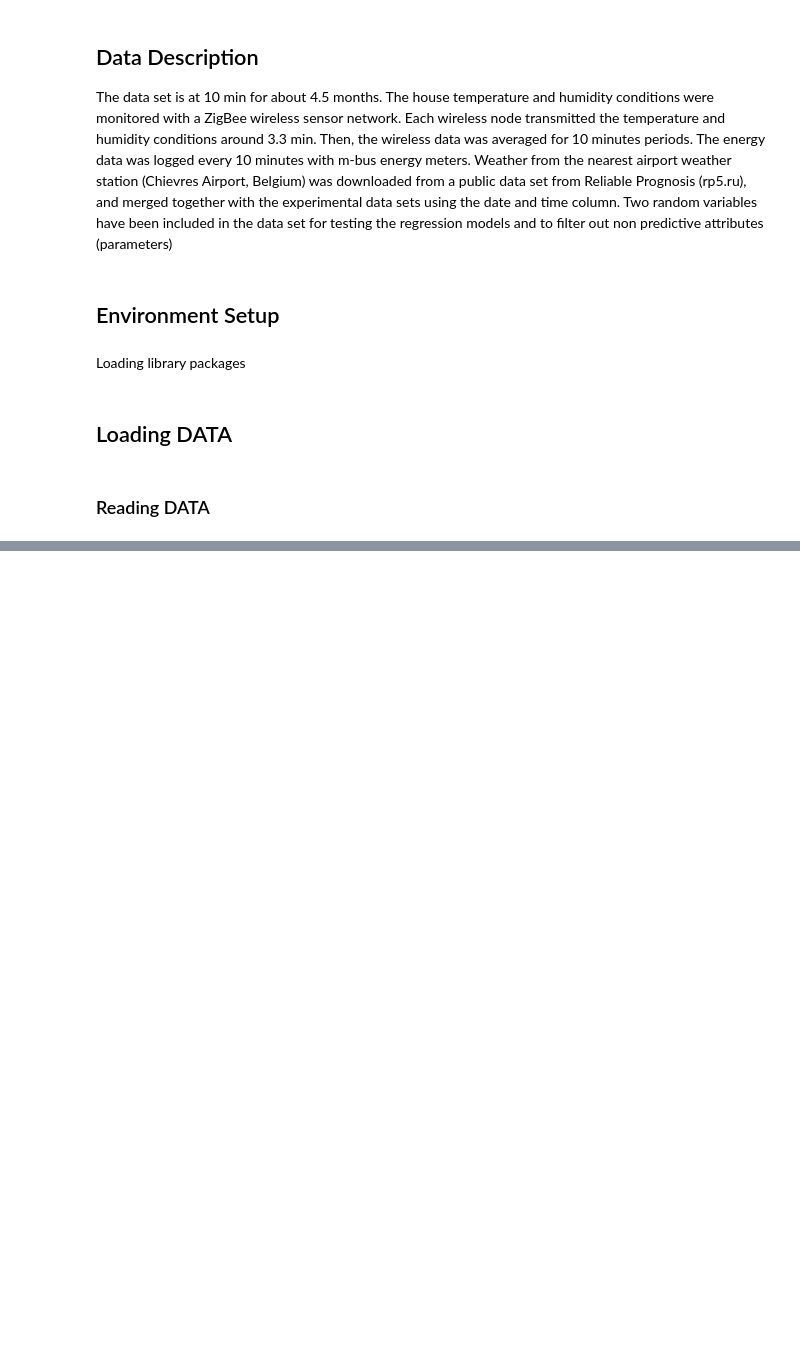
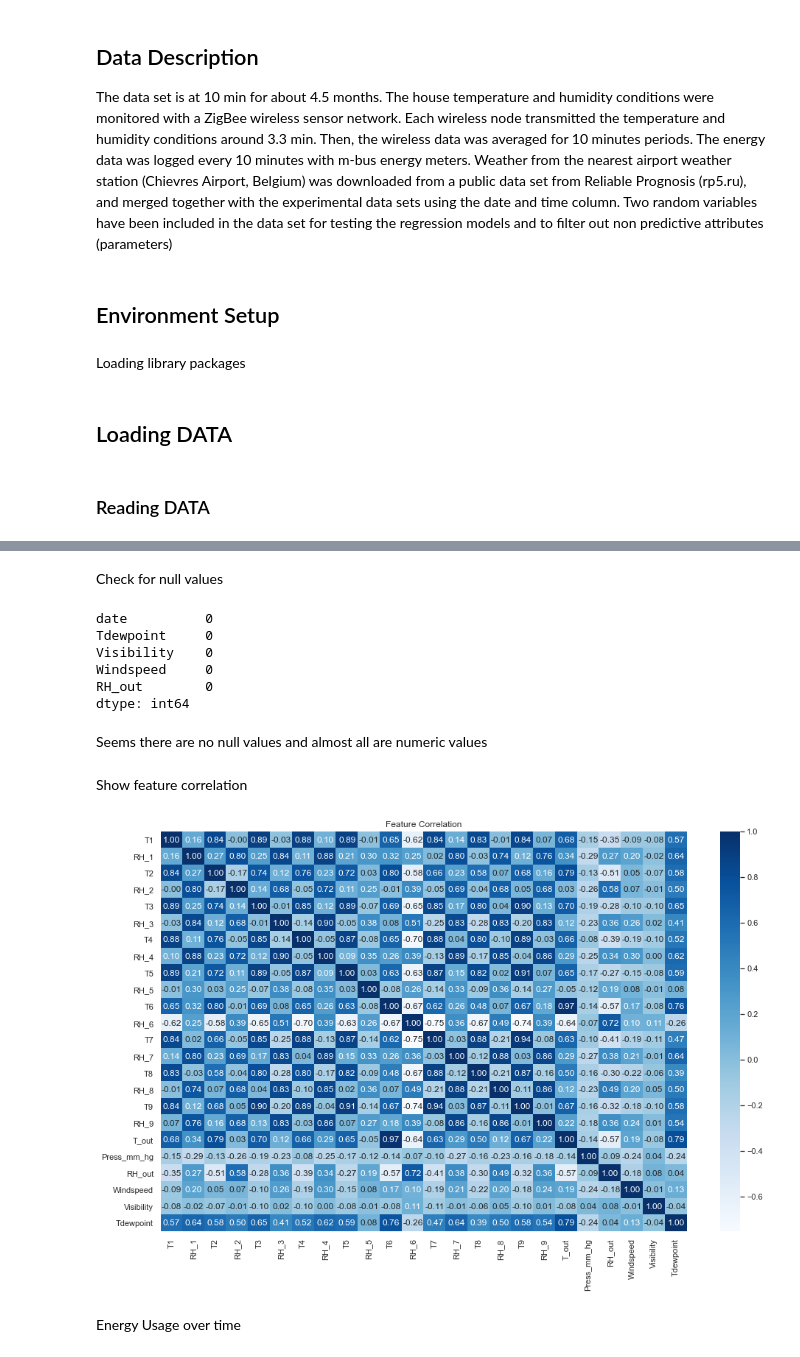
Before and after one commit to rnjema/hdsc_ml_regression, a Jupyter notebook: energy_ml_regression.ipynb, the cells around one changed output, grey strips where cells are left out. Drawn from its saved outputs; the diff is of its cells as text; code cells hidden in the pictures; blank space fills up the shorter version.

```diff
--- a/energy_ml_regression.ipynb
+++ b/energy_ml_regression.ipynb
@@ -25,6 +25,7 @@ import numpy as np # Numerical analysis and computation
 # Visualization
 import matplotlib.pyplot as plt # Basic MATLAB-inspired visualization
 import seaborn as sns # More aesthetic viz.
+sns.set()
 
 # OS operations
 import os
@@ -67,0 +83,27 @@ else:
+# %% [markdown]
+Check for null values
+# %%
+energy_data.isnull().sum().sort_values().head(5)
+# %% [output]
+date          0
+Tdewpoint     0
+Visibility    0
+Windspeed     0
+RH_out        0
+dtype: int64
+# %% [markdown]
+Seems there are no null values and almost all are numeric values
+# %% [markdown]
+Show feature correlation
+# %%
+corr_matrix = energy_data.iloc[:,3:-2].corr()
+# %%
+plt.rcParams['figure.figsize'] = (16,10)
+#cmap = sns.color_palette('Blues',as_cmap=True)
+sns.heatmap(data=corr_matrix, annot=True, fmt=".2f",cmap='Blues')
+plt.title('Feature Correlation')
+plt.show()
+# %% [output]
+[figure, added]
+# %% [markdown]
+Energy Usage over time
```
Also changed, not shown: parts of 28 cells of this notebook.
